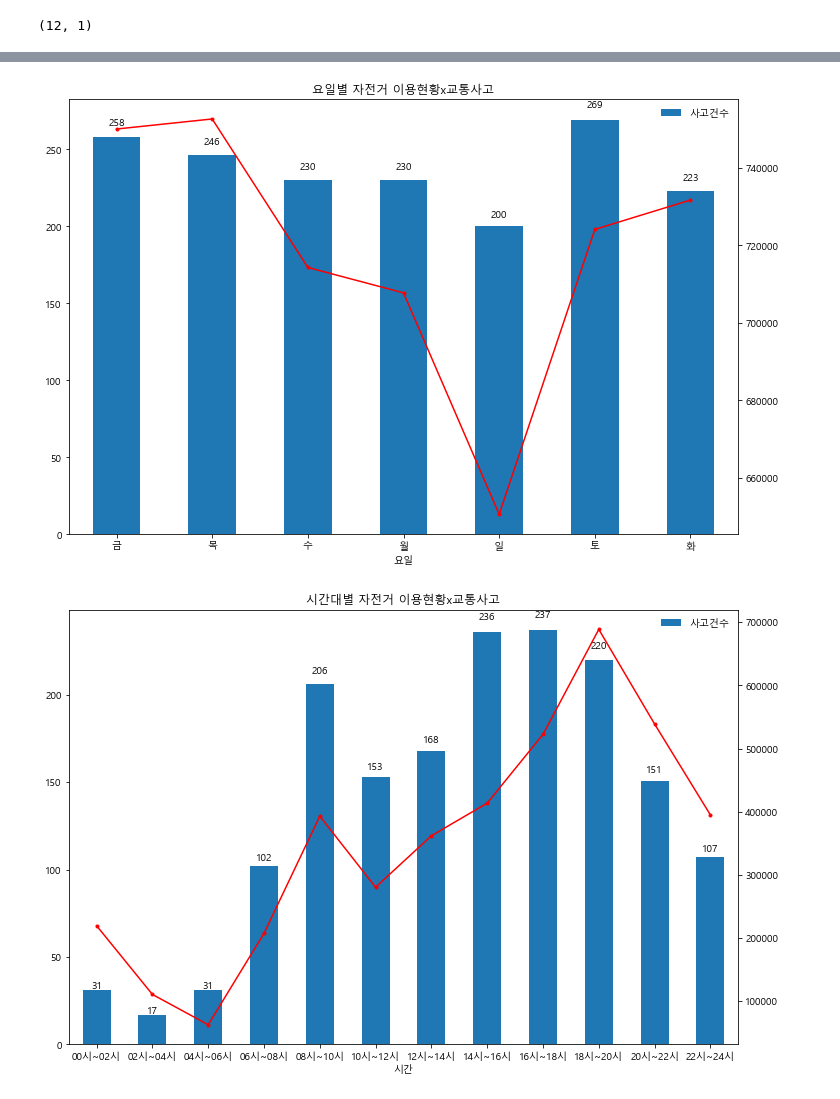
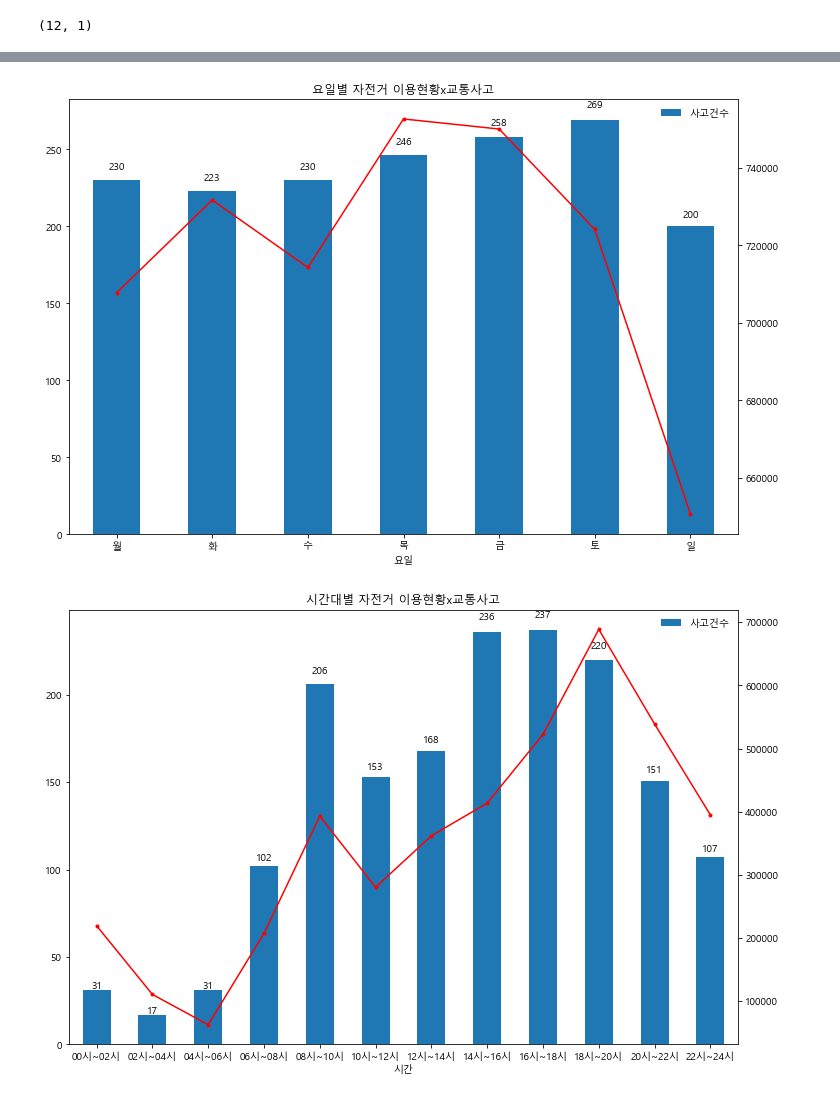
Before and after one commit to LeeHwayeon/bicycle-analysis, a Jupyter notebook: 화연/2017 자전거 이용현황+교통사고.ipynb, the cells around one changed output, grey strips where cells are left out. Drawn from its saved outputs; the diff is of its cells as text; code cells hidden in the pictures.

```diff
--- a/화연/2017 자전거 이용현황+교통사고.ipynb
+++ b/화연/2017 자전거 이용현황+교통사고.ipynb
@@ -455,0 +599,3 @@ ac_day
+# %%
+ac_day=ac_day.drop(['사망자수','부상자수'],axis=1)
+ac_day
@@ -455,0 +613,3 @@ ac_day
+# %%
+ac_day=ac_day.drop('일',axis=0)
+ac_day
@@ -455,0 +626,3 @@ ac_day
+# %%
+ac_day=ac_day.reindex(['월','화','수','목','금','토','일'])
+ac_day
@@ -455,0 +639,3 @@ ac_day
+# %%
+accident_day = ac_day.fillna(200)
+accident_day
@@ -456,18 +652,17 @@ ac_day
 # %%
 #요일별 자전거 이용x교통사고
-ac_day=accident2017_day.groupby(['요일'])[['사고건수']].agg('sum')
-ax=ac_day.plot(kind='bar', figsize=(12, 8), rot=0, title="요일별 자전거 이용현황x교통사고")
+ax=accident_day.plot(kind='bar', figsize=(12, 8), rot=0, title="요일별 자전거 이용현황x교통사고")
 for p in ax.patches:
     left, bottom, width, height = p.get_bbox().bounds
     ax.annotate("%d"%(height), (left+width/2, height*1.03), ha='center')
 plt.box(False)
 plt.legend(frameon=False)
 
 plt.twinx() # bar 그래프와 plot 그래프 합치기
-plt.plot(week,'r.-')
+plt.plot(dayofweek,'r.-')
 plt.show()
 # %% [output]
-[figure, old version]
+[figure, new version]
 # %%
 #시간대별 자전거 이용x교통사고
 ac_time=accident2017_time.groupby(['시간'])[['사고건수']].agg('sum')
```
Also changed, not shown: parts of 47 cells of this notebook, 2 other files.
